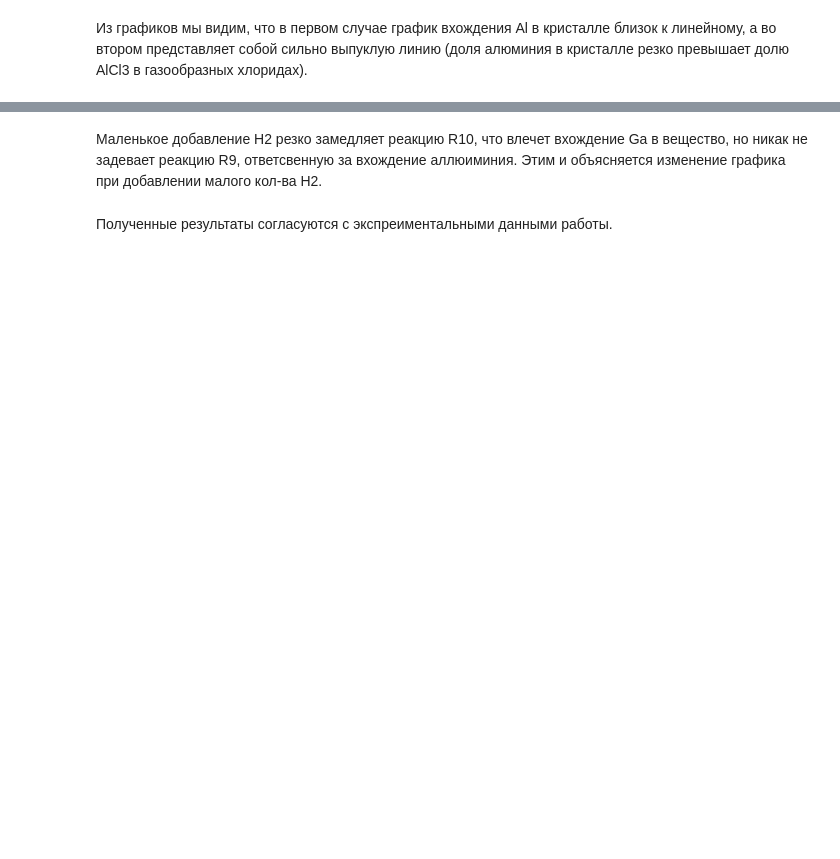
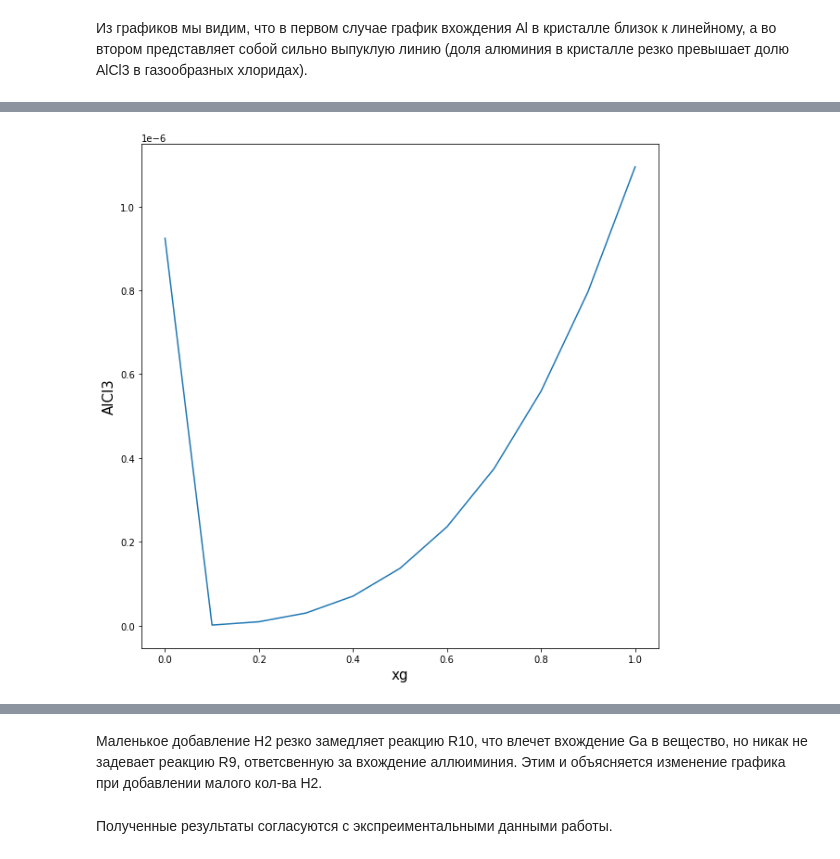
Before and after one commit to maxLundin/computational_methods, a Jupyter notebook: course_work/Task3.ipynb, the cells around one changed output, grey strips where cells are left out. Cells and saved outputs as stored; diff of their text form; code cells hidden in the pictures; blank space fills up the shorter version.

```diff
--- a/course_work/Task3.ipynb
+++ b/course_work/Task3.ipynb
@@ -116,0 +129,4 @@ drawDiagram(XGs, Xs2)
+# %%
+drawDiagram(XGs, Xs2, 1)
+# %% [output]
+[figure, added]
```
Also changed, not shown: parts of 8 cells of this notebook.
